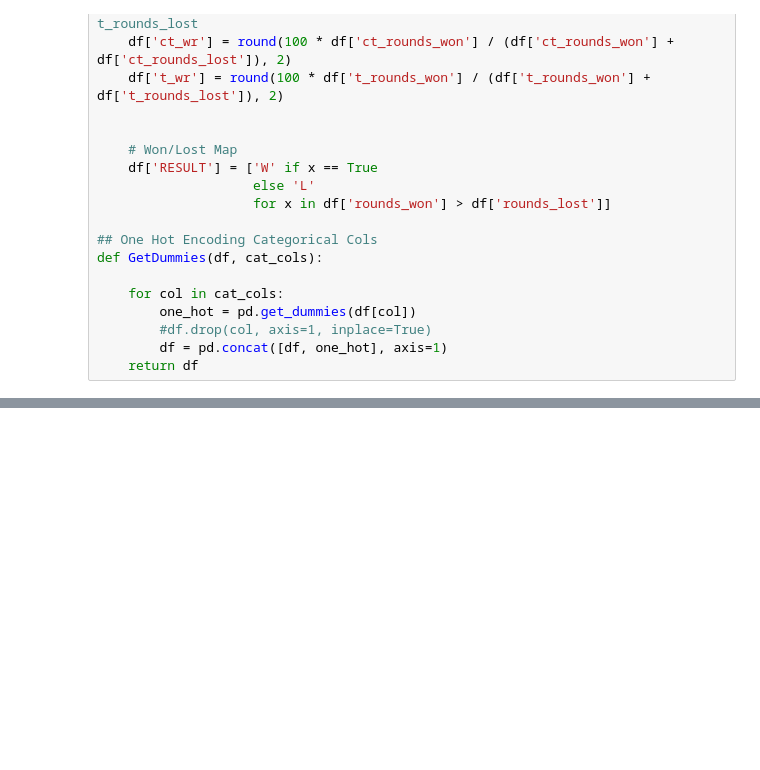
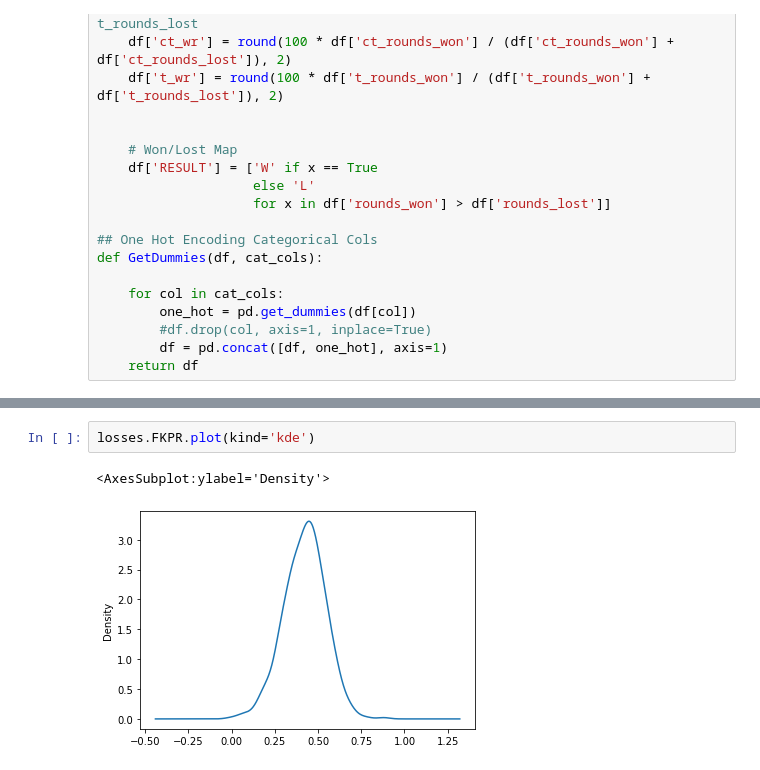
Before and after one commit to GabrielPerson/vlrgg-analytics, a Jupyter notebook: notebooks/ML.ipynb, the cells around one changed output, grey strips where cells are left out. Saved outputs shown, nothing was run; the diff lists cells and outputs as text; blank space fills up the shorter version.

```diff
--- a/notebooks/ML.ipynb
+++ b/notebooks/ML.ipynb
@@ -253,0 +448,5 @@ base_agg.total_rounds.min()
+# %%
+losses.FKPR.plot(kind='kde')
+# %% [output]
+<AxesSubplot:ylabel='Density'>
+[figure, added]
```
Also changed, not shown: parts of 33 cells of this notebook, 3 other files.
